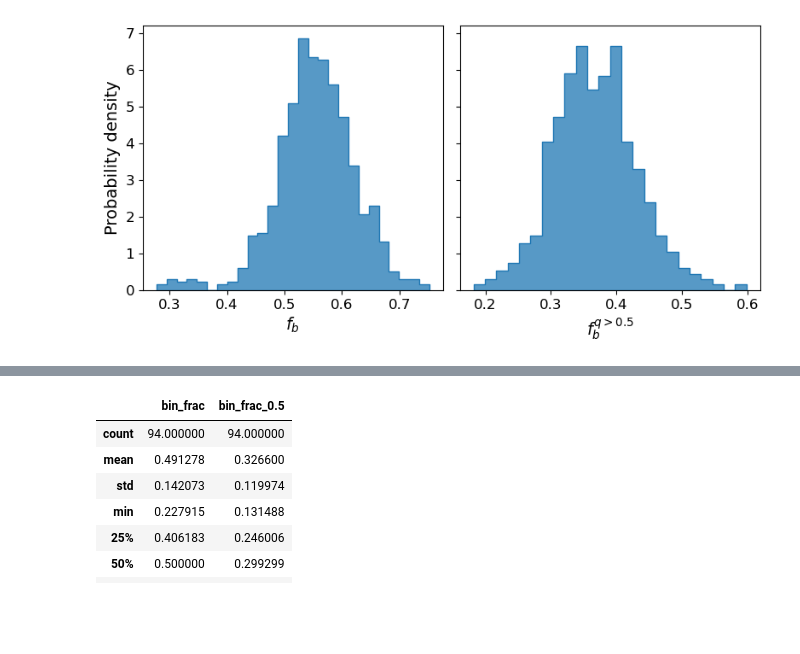
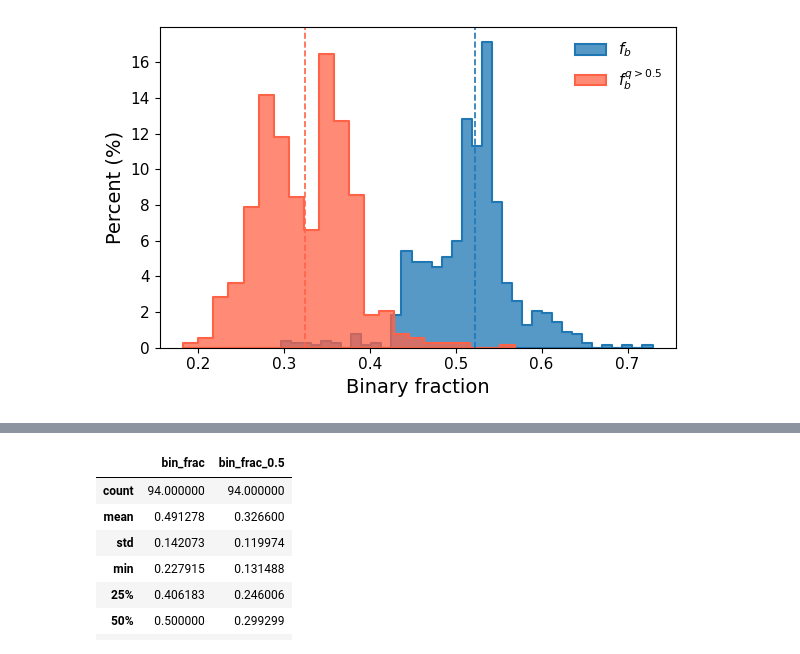
Before and after one commit to RuanPH26/stellar_multiplicity_in_open_clusters, a Jupyter notebook: data_description.ipynb, the cells around one changed output, grey strips where cells are left out. Drawn from its saved outputs; the diff is of its cells as text; code cells hidden in the pictures; blank space fills up the shorter version.

```diff
--- a/data_description.ipynb
+++ b/data_description.ipynb
@@ -59,31 +55,36 @@ e_bin_frac      94.0    0.05    0.02   0.02    0.04    0.05    0.06     0.11
 # %%
-fig, axs = plt.subplots(1,2, figsize=(8,4), sharey=True)
+fig, ax = plt.subplots(figsize=(6, 4))
 
-sns.histplot(data=df, x='bin_frac_corr', element='step', stat='density', ax=axs[0], label='All sample')
-#sns.histplot(data=benchmark_subsample, x='bin_frac_corr', element='step', stat='density', fill=False, ax=axs[0], color='orange',
-#            label='Benchmark subsample')
+# Histogramas
+sns.histplot(
+    data=df, x="bin_frac_corr",
+    element="step", stat="percent",
+    linewidth=1.5, ax=ax, label=r"$f_b$"
+)
 
-med_df = df.bin_frac.median()
-med_bench = benchmark_subsample.bin_frac.median()
+sns.histplot(
+    data=df, x="bin_frac_05_corr",
+    element="step", stat="percent",
+    linewidth=1.5, color="tomato",
+    ax=ax, label=r"$f_b^{q>0.5}$"
+)
 
+# Medianas
+ax.axvline(df.bin_frac_corr.median(), ls="--", lw=1.2,)
+ax.axvline(df.bin_frac_05_corr.median(), ls="--", lw=1.2, color="tomato")
 
+# Labels
+ax.set_xlabel("Binary fraction", fontdict=font)
+ax.set_ylabel("Percent (%)", fontdict=font)
 
-sns.histplot(data=df, x='bin_frac_05_corr', element='step', stat='density',ax=axs[1],  legend=False)
-#sns.histplot(data=benchmark_subsample, x='bin_frac_05_corr', element='step', stat='density', fill=False, ax=axs[1], color='orange', legend=False)
+# Ticks
+ax.tick_params(labelsize=11,)
 
-
-
-axs[0].tick_params(labelsize=labelsize)
-axs[1].tick_params(labelsize=labelsize)
-axs[0].set_xlabel(r'$f_b$', fontdict=font)
-axs[0].set_ylabel('Probability density', fontdict=font)
-axs[1].set_xlabel(r'$f_b^{q>0.5}$', fontdict=font)
-
-
-#axs[0].legend(loc = 'upper left')
+# Legenda
+ax.legend(frameon=False, fontsize=11)
 
 plt.tight_layout()
-plt.savefig('Figures/dist_fb.png',bbox_inches='tight', dpi=300)
+plt.savefig("Figures/dist_fb.png", dpi=300, bbox_inches="tight")
 plt.show()
 # %% [output]
-[figure, old version]
+[figure, new version]
```
Also changed, not shown: parts of 14 cells of this notebook, 19 other files.
